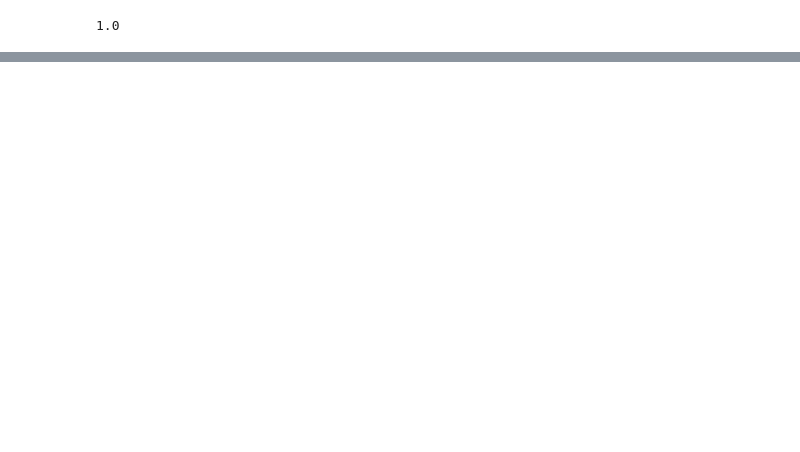
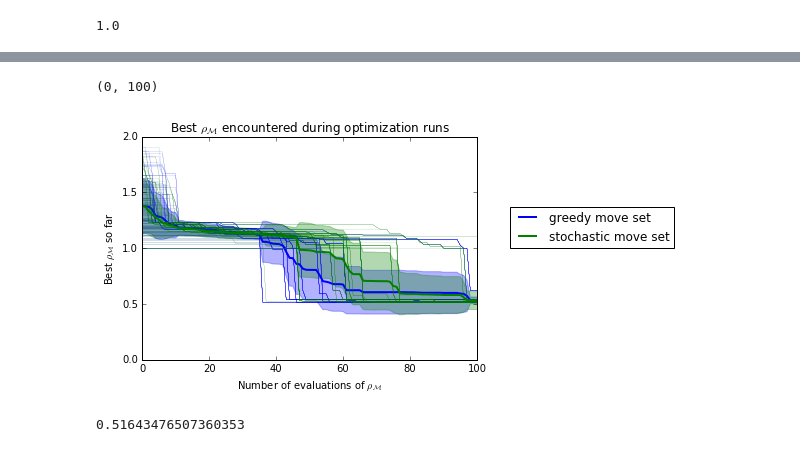
Before and after one commit to maxentile/msm-learn, a Jupyter notebook: notebooks/MCSA for metastability-index optimization.ipynb, the cells around one changed output, grey strips where cells are left out. Saved outputs shown, nothing was run; the diff lists cells and outputs as text; code cells hidden in the pictures; blank space fills up the shorter version.

```diff
--- a/notebooks/MCSA for metastability-index optimization.ipynb
+++ b/notebooks/MCSA for metastability-index optimization.ipynb
@@ -308,0 +312,12 @@ plt.legend(loc=(1.1,0.5))
+# %%
+plot(trajs, color='blue', label='greedy move set')
+plot(stoch_trajs, color='green', label='stochastic move set')
+plt.legend(loc=(1.1,0.5))
+plt.xlim(0,100)
+# %% [output]
+(0, 100)
+[figure, added]
+# %%
+np.min([np.min(traj) for traj in stoch_trajs])
+# %% [output]
+0.51643476507360353
```
Also changed, not shown: parts of 15 cells of this notebook.
